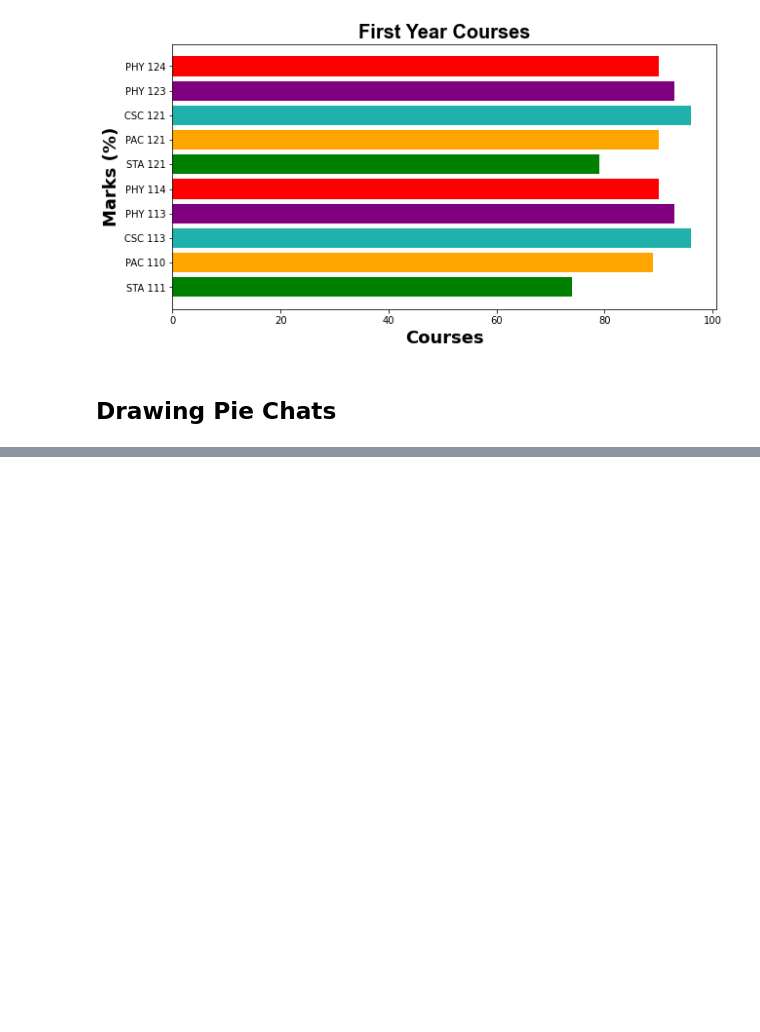
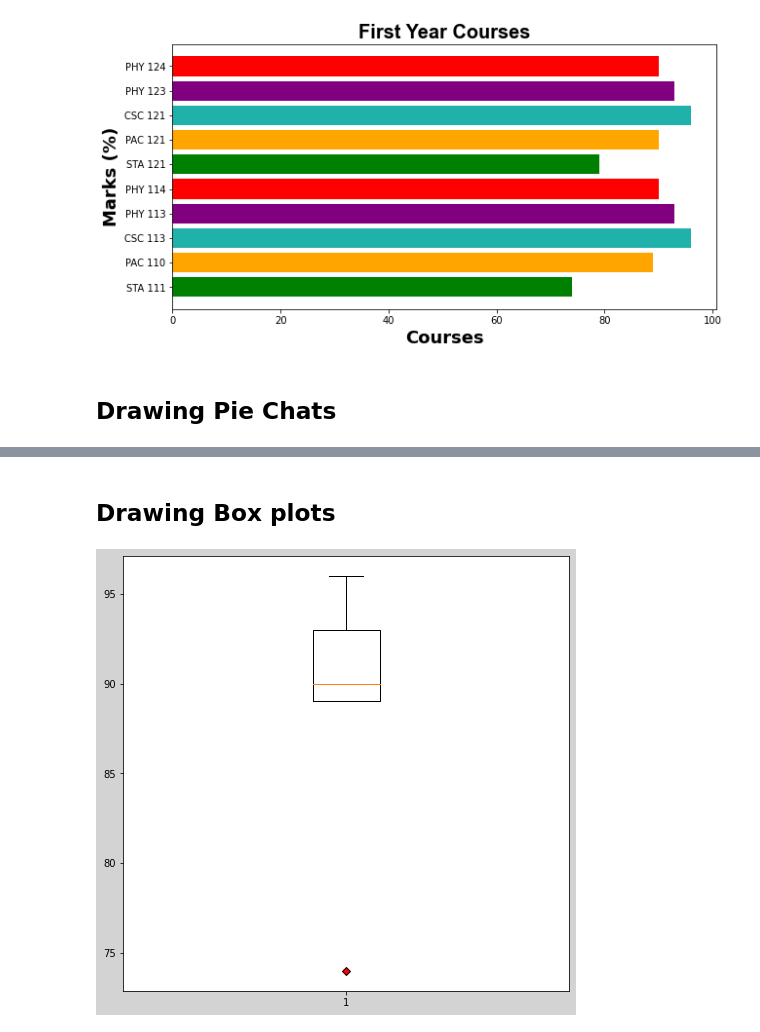
Before and after one commit to CrispenGari/Data-Visualisation-Python, a Jupyter notebook: matplotlib.ipynb, the cells around one changed output, grey strips where cells are left out. Drawn from its saved outputs; the diff is of its cells as text; code cells hidden in the pictures; blank space fills up the shorter version.

```diff
--- a/matplotlib.ipynb
+++ b/matplotlib.ipynb
@@ -76,0 +94,13 @@ plt.show()
+# %% [markdown]
+## Drawing Box plots
+# %%
+
+
+# matplotlib.pyplot.boxplot(x, notch=None, sym=None, vert=None, whis=None, positions=None, widths=None, patch_artist=None, bootstrap=None, usermedians=None, conf_intervals=None, meanline=None, showmeans=None, showcaps=None, showbox=None, showfliers=None, boxprops=None, labels=None, flierprops=None, medianprops=None, meanprops=None, capprops=None, whiskerprops=None, manage_ticks=True, autorange=False, zorder=None, *, data=None)
+marks =np.array([74, 89, 96, 93, 90])
+
+plt.boxplot(marks, flierprops=dict(markerfacecolor='r', marker='D'))
+
+plt.show()
+# %% [output]
+[figure, added]
```
Also changed, not shown: parts of 21 cells of this notebook, 4 other files.
